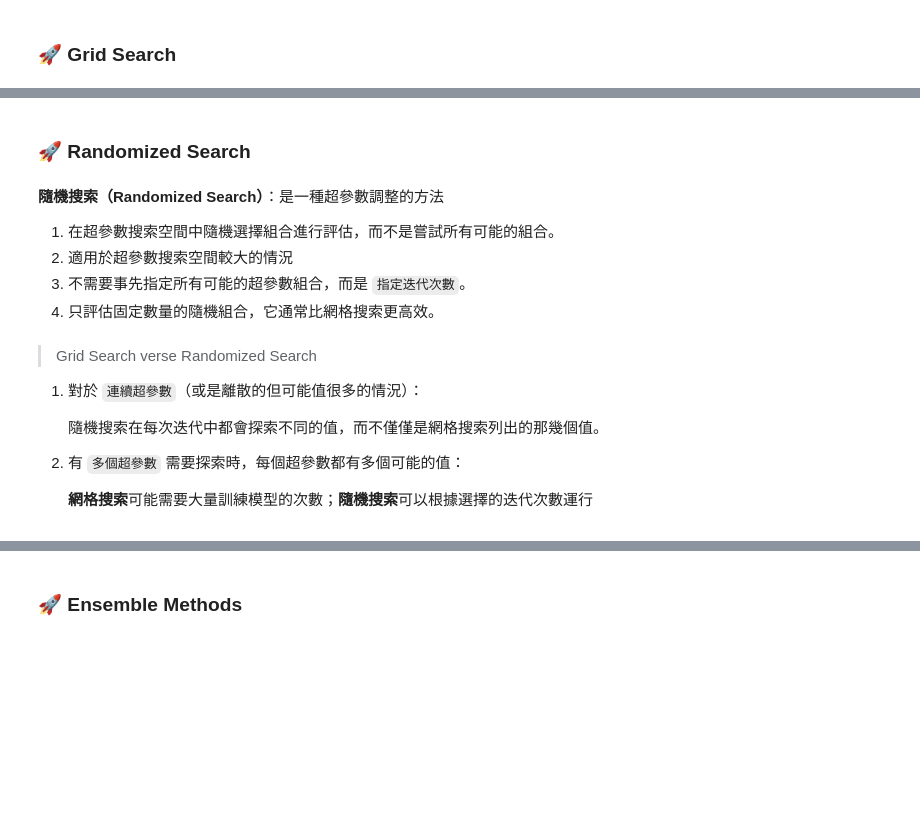
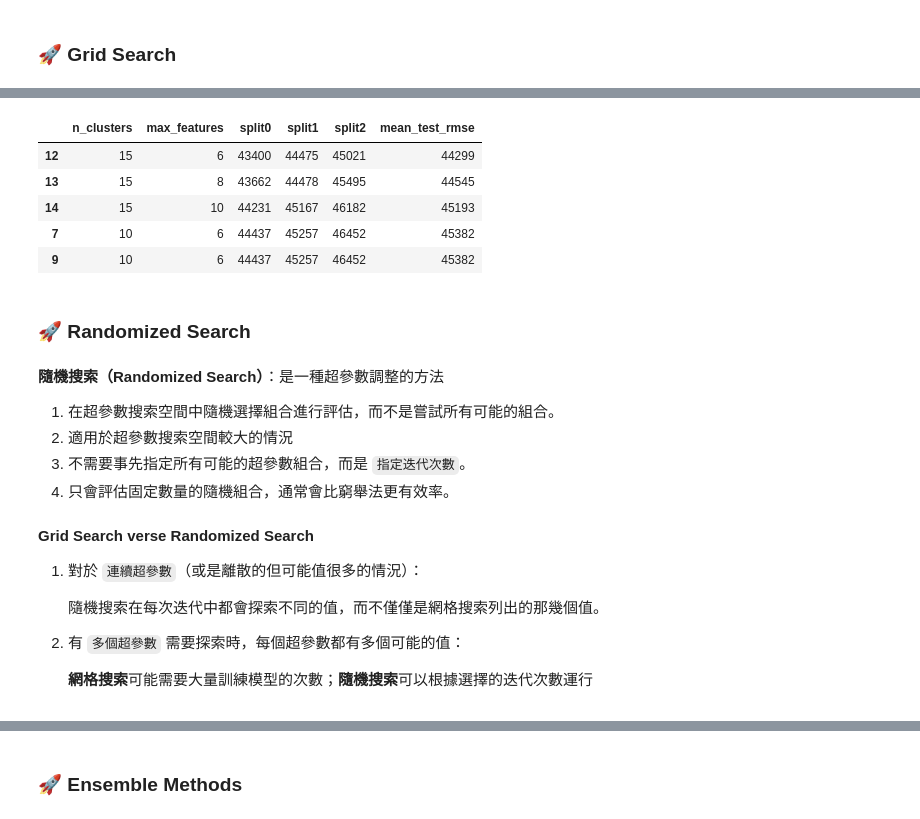
Before and after one commit to TsaiJouWu/end-to-end-ML, a Jupyter notebook: end_to_end_ML.ipynb, the cells around one changed output, grey strips where cells are left out. Cells and saved outputs as stored; diff of their text form; code cells hidden in the pictures; blank space fills up the shorter version.

Commit message:
add: traning model part

```diff
--- a/end_to_end_ML.ipynb
+++ b/end_to_end_ML.ipynb
@@ -1526,0 +1624,5 @@ tree_rmse
+# %%
+from sklearn.ensemble import RandomForestRegressor
+
+forest_regressor = make_pipeline(preprocessing, RandomForestRegressor(random_state=42))
+forest_rmses = -cross_val_score(forest_regressor, housing, housing_labels, scoring="neg_root_mean_squared_error", cv=10)
@@ -1526,0 +1641,3 @@ tree_rmse
+# %%
+forest_regressor.fit(housing, housing_labels)
+forest_housing_predictions = forest_regressor.predict(housing)
@@ -1542,0 +1666,18 @@ from sklearn.model_selection import GridSearchCV
+# %%
+from sklearn.model_selection import GridSearchCV
+
+# "full_pipeline" 是待調參的模型，這裡包含了預處理和隨機森林回歸器的 Pipeline
+full_pipeline = Pipeline([("preprocessing", preprocessing),
+                          ("random_forest", RandomForestRegressor(random_state=42)),])
+
+# 定義超參數的不同組合，包含了兩個字典，每個字典代表一個不同的超參數組合。
+param_grid = [
+    {'preprocessing__geo__n_clusters': [5, 8, 10],
+     'random_forest__max_features': [4, 6, 8]},
+    {'preprocessing__geo__n_clusters': [10, 15],
+     'random_forest__max_features': [6, 8, 10]},
+]
+# 初始化 GridSearchCV 參數
+grid_search = GridSearchCV(full_pipeline, param_grid= param_grid, cv= 3, scoring= 'neg_root_mean_squared_error')
+# 進行網格搜索，對所有超參數組合進行模型訓練和評估。
+grid_search.fit(housing, housing_labels)
@@ -1543,3 +1757,28 @@ from sklearn.model_selection import GridSearchCV
+# %%
+cv_res = pd.DataFrame(grid_search.cv_results_)
+
+# 根據平均測試分數排序
+cv_res.sort_values(by="mean_test_score", ascending=False, inplace=True)
+
+# 選取有興趣的列
+cv_res = cv_res[["param_preprocessing__geo__n_clusters",
+                 "param_random_forest__max_features", "split0_test_score",
+                 "split1_test_score", "split2_test_score", "mean_test_score"]]
+
+# 定義每一列的名稱
+score_cols = ["split0", "split1", "split2", "mean_test_rmse"]
+cv_res.columns = ["n_clusters", "max_features"] + score_cols
+
+# 將測試分數取負值，並四捨五入轉換成整數
+cv_res[score_cols] = -cv_res[score_cols].round().astype(np.int64)
+cv_res.head()
+# %% [output]
+|  | n_clusters | max_features | split0 | split1 | split2 | mean_test_rmse |
+| 12 | 15 | 6 | 43400 | 44475 | 45021 | 44299 |
+| 13 | 15 | 8 | 43662 | 44478 | 45495 | 44545 |
+| 14 | 15 | 10 | 44231 | 45167 | 46182 | 45193 |
+| 7 | 10 | 6 | 44437 | 45257 | 46452 | 45382 |
+| 9 | 10 | 6 | 44437 | 45257 | 46452 | 45382 |
 # %% [markdown]
 ### 🚀 **Randomized Search**
 # %% [markdown]
@@ -1547,9 +1786,10 @@ from sklearn.model_selection import GridSearchCV
 1. 在超參數搜索空間中隨機選擇組合進行評估，而不是嘗試所有可能的組合。
 2. 適用於超參數搜索空間較大的情況
 3. 不需要事先指定所有可能的超參數組合，而是 `指定迭代次數`。
-4. 只評估固定數量的隨機組合，它通常比網格搜索更高效。
+4. 只會評估固定數量的隨機組合，通常會比窮舉法更有效率。
 # %% [markdown]
-> Grid Search verse Randomized Search
+**Grid Search verse Randomized Search**
+
 1. 對於 `連續超參數`（或是離散的但可能值很多的情況）：
 
     隨機搜索在每次迭代中都會探索不同的值，而不僅僅是網格搜索列出的那幾個值。
```
Also changed, not shown: parts of 69 cells of this notebook.
